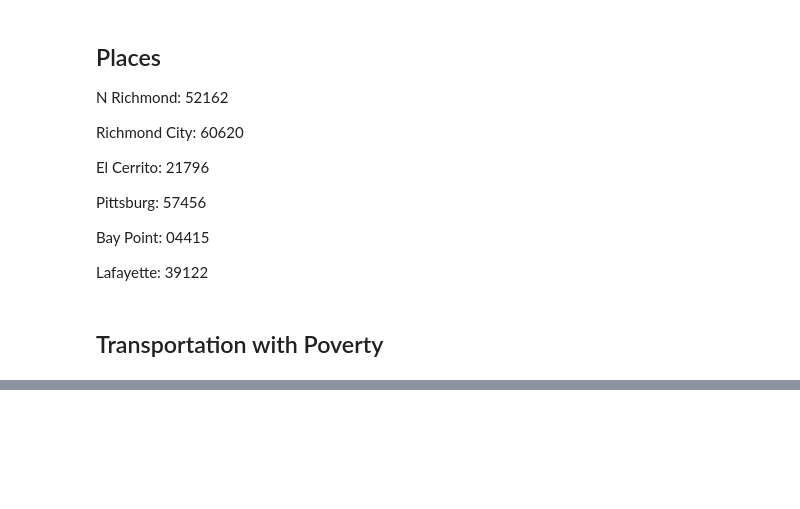
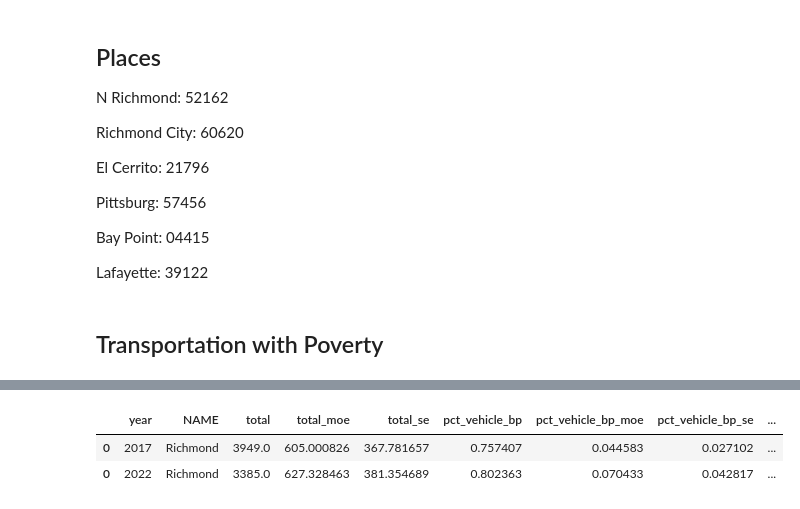
Before and after one commit to mbecica/richmond-trends, a Jupyter notebook: Transportation-and-poverty.ipynb, the cells around one changed output, grey strips where cells are left out. Drawn from its saved outputs; the diff is of its cells as text; code cells hidden in the pictures; blank space fills up the shorter version.

```diff
--- a/Transportation-and-poverty.ipynb
+++ b/Transportation-and-poverty.ipynb
@@ -465,16 +477,18 @@ df_out_la.to_csv('transp_poverty/transp_pct_lafayette.csv', index=False)
 # Pittsburg: 57456
 # Lafayette: 39122
 
-# Richmond, Below Poverty
-df_r_2017_bp = get_transpo_df(2017, 'place', '60620', '_bp')
-df_r_2022_bp = get_transpo_df(2022, 'place', '60620', '_bp')
-df_out_r_bp = pd.concat([df_r_2017_bp, df_r_2022_bp])
-#export
-#df_out_r_bp.to_csv('transp_poverty/transp_pct_richmond_bp.csv', index=False)
+#2017, Below Poverty
+# Richmond City
+df_r_bp_2017 = get_transpo_df_precombo(2017, 'place', '60620', '_bp')
+df_r_bp_2017_processed = process_acs_transportation(df_r_bp_2017, '_bp')
+# North Richmond
+df_nr_bp_2017 = get_transpo_df_precombo(2017, 'place', '52162', '_bp')
+df_nr_bp_2017_processed = process_acs_transportation(df_nr_bp_2017, '_bp')
 
-# Richmond, 150% Above Poverty
-df_r_2017_ap = get_transpo_df(2017, 'place', '60620', '_ap')
-df_r_2022_ap = get_transpo_df(2022, 'place', '60620', '_ap')
-df_out_r_ap = pd.concat([df_r_2017_ap, df_r_2022_ap])
-#export
-#df_out_ec_ap.to_csv('transp_poverty/transp_pct_richmond_ap.csv', index=False)
+#2022, Below Poverty
+# Richmond City
+df_r_bp_2022 = get_transpo_df_precombo(2022, 'place', '60620', '_bp')
+df_r_bp_2022_processed = process_acs_transportation(df_r_bp_2022, '_bp')
+# North Richmond
+df_nr_bp_2022 = get_transpo_df_precombo(2022, 'place', '52162', '_bp')
+df_nr_bp_2022_processed = process_acs_transportation(df_nr_bp_2022, '_bp')
@@ -496,0 +501,22 @@ z_statistic(df_out, "total", 2017, 2022)
+# %%
+#combo Richmond and North Richmond
+# 2017
+df_richmond_c_bp_2017 = combine_places(df_r_bp_2017_processed,df_nr_bp_2017_processed, '_bp')
+df_r_out_bp_2017 = df_richmond_c_bp_2017[columns_combo_out_bp]
+df_r_out_bp_2017.insert(0, "NAME", "Richmond")
+df_r_out_bp_2017.insert(0, "year", 2017)
+
+# 2022
+df_richmond_c_bp_2022 = combine_places(df_r_bp_2022_processed,df_nr_bp_2022_processed, '_bp')
+df_r_out_bp_2022 = df_richmond_c_bp_2022[columns_combo_out_bp]
+df_r_out_bp_2022.insert(0, "NAME", "Richmond")
+df_r_out_bp_2022.insert(0, "year", 2022)
+
+df_out_bp_richmond = pd.concat([df_r_out_bp_2017, df_r_out_bp_2022])
+# df_out_bp_richmond.to_csv('transp_poverty/transp_pct_bp_richmond.csv', index=False)
+# %%
+df_out_bp_richmond
+# %% [output]
+|  | year | NAME | total | total_moe | total_se | pct_vehicle_bp | pct_vehicle_bp_moe | pct_vehicle_bp_se | ... |
+| 0 | 2017 | Richmond | 3949.0 | 605.000826 | 367.781657 | 0.757407 | 0.044583 | 0.027102 | ... |
+| 0 | 2022 | Richmond | 3385.0 | 627.328463 | 381.354689 | 0.802363 | 0.070433 | 0.042817 | ... |
```
Also changed, not shown: parts of 10 cells of this notebook, 2 other files.
